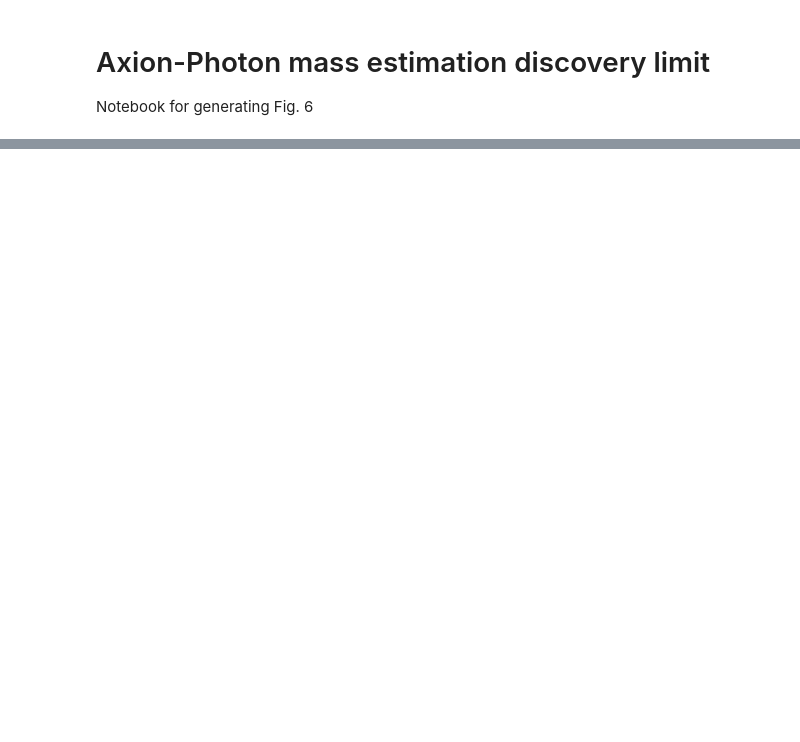
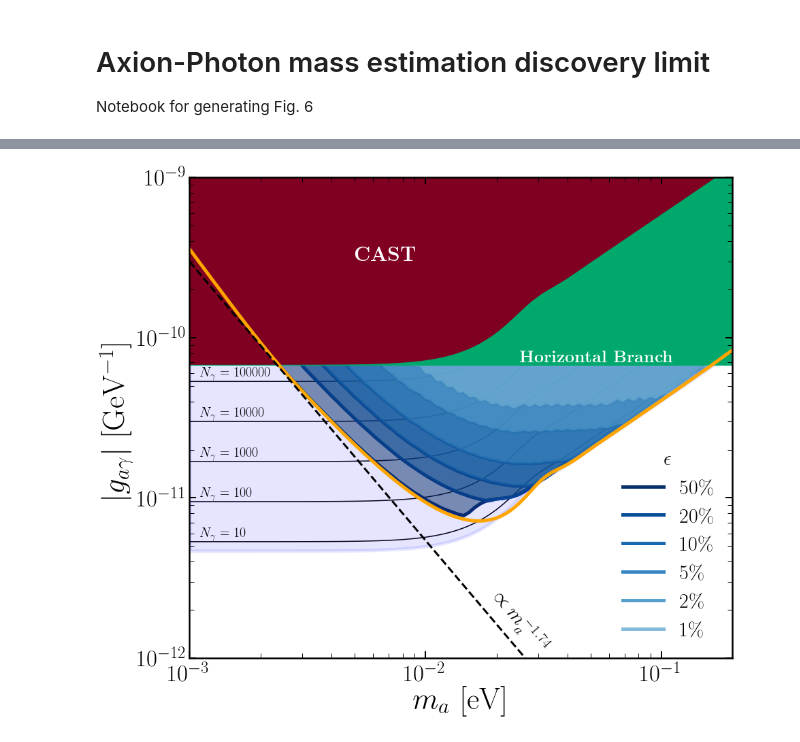
Before and after one commit to cajohare/IAXOmass, a Jupyter notebook: code/plot_MassEstimation.ipynb, the cells around one changed output, grey strips where cells are left out. Drawn from its saved outputs; the diff is of its cells as text; code cells hidden in the pictures; blank space fills up the shorter version.

```diff
--- a/code/plot_MassEstimation.ipynb
+++ b/code/plot_MassEstimation.ipynb
@@ -55,6 +65,7 @@ ymin = 1e-12
 ymax = 1e-9
 
 # Plot IAXO limit
+IAXO = Like.ConstantObsNumberLine(5.9,m_DL_vals,m_vals,R1_tab)
 plt.fill_between(m_DL_vals,IAXO,y2=ymax,edgecolor="Blue",facecolor="Blue",alpha=0.1,linewidth=5)
 
 # Plot constant event numbers lines
@@ -65,10 +76,13 @@ for Ngamma in [10,100,1000,10000,100000]:
 
 # Plot discovery limits for different resolutions
 col = flipud(cm.Blues(linspace(0,1,10)))
-for i in range(0,nE0_vals):
-    plt.loglog(m_DL_vals,DL[i,:],linewidth=5,label=str(int(err[i]*100))+'\%',color=col[i,:],zorder=0)
-for i in flipud(range(0,nE0_vals)):
-    plt.fill_between(m_DL_vals,DL[i,:],y2=ymax,linewidth=5,facecolor=col[i,:],alpha=0.5,zorder=0)
+for i in range(0,nerr_vals):
+    plt.loglog(m_DL_vals,DL[i,:],linewidth=5,label=str(int(err_vals[i]*100))+'\%',color=col[i,:],zorder=0)
+for i in (range(0,nerr_vals)):
+    plt.fill_between(m_DL_vals,DL[i,:],y2=ymax,linewidth=5,facecolor=col[i,:],alpha=0.5)
+
+DLM = Like.MassDiscoveryLimit_Simple(m_vals,R1_tab,R0,m_DL_vals)
+plt.loglog(m_DL_vals,DLM,linewidth=5,color="Orange")
 
 # HB limit
 HB_col = [0.0, 0.66, 0.42]
@@ -81,41 +95,35 @@ CAST_col = [0.5, 0.0, 0.13]
 CAST = IAXO*14.5
 plt.fill_between(m_DL_vals,CAST,y2=ymax,edgecolor=None,facecolor=CAST_col)
 plt.text(5e-3,3e-10,r'{\bf CAST}',fontsize=30,color='w')
 
 
 # Plot g \propto m^(-1.74) line
 plt.plot(m_DL_vals,1.8e-15*m_DL_vals**-1.74,'k--',linewidth=3)
 plt.text(1.8e-2,2.1e-12,r'$\propto m_a^{-1.74}$',fontsize=30,rotation=-50)
 
 
-# Plot markers from Likelihood figure (Fig. 4)
-mp = [3e-3,1e-2,2e-2,1e-1]
-DLp = Like.MassDiscoveryLimit_Simple(m_vals,R1_tab,R0,mp)
-markerz = ['o','s','^','d']
-for i in range(0,size(mp)):
-    plt.plot(mp[i],DLp[i],markerz[i],color='Crimson',markersize=20,markeredgecolor='k',markeredgewidth=2)
-
-
 # Style
 plt.xlim([m_DL_vals[0],m_DL_vals[-1]])
 plt.ylim([ymin,ymax])
 plt.xticks(fontsize=35)
 plt.yticks(fontsize=35)
 ax.tick_params(which='major',direction='in',width=2,length=10,right=True,top=True)
 ax.tick_params(which='minor',direction='in',width=1,length=7,right=True,top=True)
 ax.tick_params(axis='x', which='major', pad=10)
 plt.xlabel(r"$m_a$ [eV]",fontsize=45)
 plt.ylabel(r"$|g_{a\gamma}|$ [GeV$^{-1}$]",fontsize=45)
 
 # Legend
 leg = plt.legend(fontsize=30,frameon=False,title=r'$\epsilon$',loc="lower right")
 plt.setp(leg.get_title(),fontsize=30)
 
 # Show and save
 plt.show()
-fig.savefig('../plots/MassDiscoveryLimit_Photon.pdf',bbox_inches='tight')
-fig.savefig('../plots/plots_png/MassDiscoveryLimit_Photon.png',bbox_inches='tight') # Save for preview in README
+fig.savefig('../plots/MassEstimation_Photon.pdf',bbox_inches='tight')
+fig.savefig('../plots/plots_png/MassEstimation_Photon.png',bbox_inches='tight') # Save for preview in README
 
 
 # Save data for other plots
-savetxt("../my_data/MassDiscoveryLimit_Photon.txt",vstack((m_DL_vals,DL)))
+savetxt("../my_data/MassEstimation_Photon.txt",vstack((m_DL_vals,DL)))
+# %% [output]
+[figure, added]
```
Also changed, not shown: parts of 2 cells of this notebook, 23 other files.
